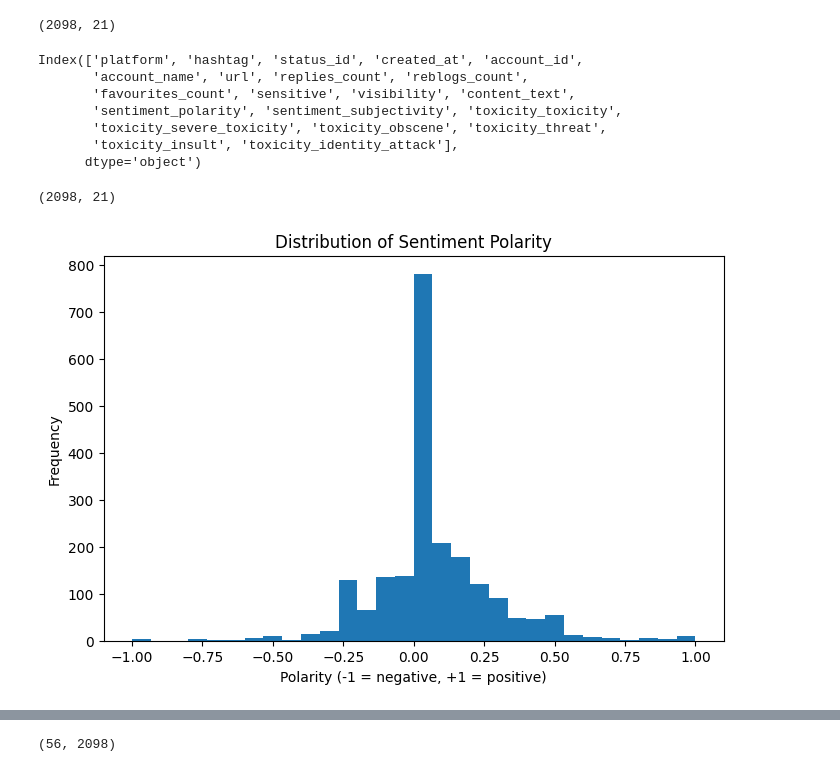
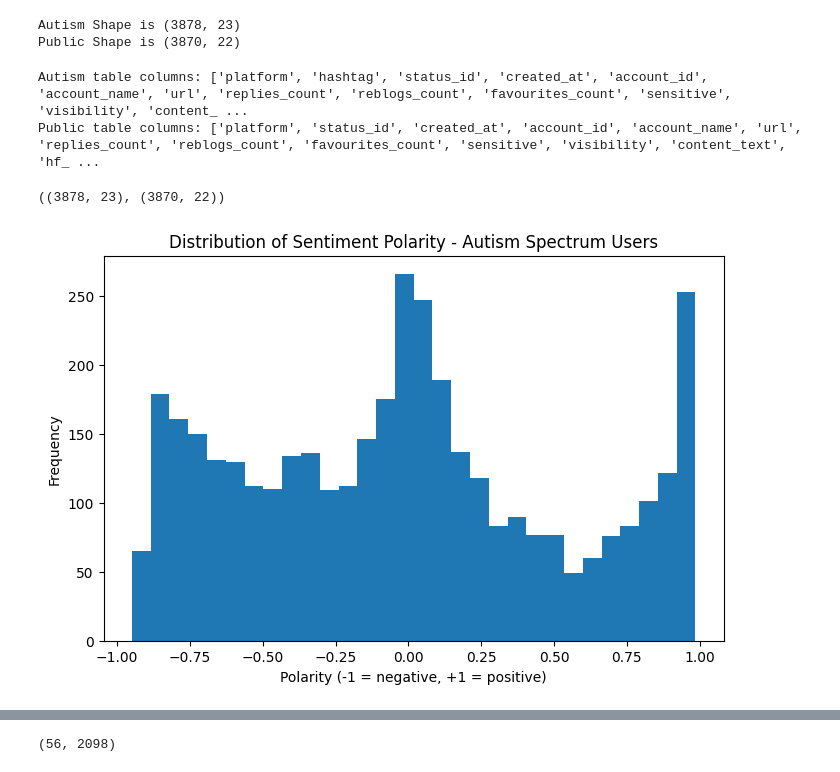
Before and after one commit to HannahSMMcCormick/ResearchAssessment3, a Jupyter notebook: Notebooks/Results.ipynb, the cells around one changed output, grey strips where cells are left out. Saved outputs shown, nothing was run; the diff lists cells and outputs as text; code cells hidden in the pictures.

```diff
--- a/Notebooks/Results.ipynb
+++ b/Notebooks/Results.ipynb
@@ -9,7 +9,7 @@ from config import Results_OUTPUT_PATH
 pd.set_option("display.max_colwidth", None)
 pd.set_option("display.max_rows", None)
 # %%
-df = pd.read_csv(Results_OUTPUT_PATH)
-df.head()
+df_Autism = pd.read_csv(Results_OUTPUT_AUTISM_PATH)
+df_Autism.head()
 # %% [output]
 |  | platform | hashtag | status_id | created_at | account_id | account_name | url | replies_count | ... |
@@ -22,30 +33,29 @@ df.head()
 # %%
-df.shape
+print(f"Autism Shape is {df_Autism.shape}")
+print(f"Public Shape is {df_Public.shape}")
 # %% [output]
-(2098, 21)
+Autism Shape is (3878, 23)
+Public Shape is (3870, 22)
 # %%
-
-df.columns
+print(f"Autism table columns: {df_Autism.columns.tolist()}")
+print(f"Public table columns: {df_Public.columns.tolist()}")
 # %% [output]
-Index(['platform', 'hashtag', 'status_id', 'created_at', 'account_id',
-       'account_name', 'url', 'replies_count', 'reblogs_count',
-       'favourites_count', 'sensitive', 'visibility', 'content_text',
-       'sentiment_polarity', 'sentiment_subjectivity', 'toxicity_toxicity',
-       'toxicity_severe_toxicity', 'toxicity_obscene', 'toxicity_threat',
-       'toxicity_insult', 'toxicity_identity_attack'],
-      dtype='object')
+Autism table columns: ['platform', 'hashtag', 'status_id', 'created_at', 'account_id', 'account_name', 'url', 'replies_count', 'reblogs_count', 'favourites_count', 'sensitive', 'visibility', 'content_ ...
+Public table columns: ['platform', 'status_id', 'created_at', 'account_id', 'account_name', 'url', 'replies_count', 'reblogs_count', 'favourites_count', 'sensitive', 'visibility', 'content_text', 'hf_ ...
 # %%
-df = df.dropna(subset=["content_text"])
-df = df[df["content_text"].str.strip().str.len() > 0]
-df.shape
+df_Autism = df_Autism.dropna(subset=["content_text"])
+df_Public = df_Public.dropna(subset=["content_text"])
+df_Autism = df_Autism[df_Autism["content_text"].str.strip().str.len() > 0]
+df_Public = df_Public[df_Public["content_text"].str.strip().str.len() > 0]
+df_Autism.shape, df_Public.shape
 # %% [output]
-(2098, 21)
+((3878, 23), (3870, 22))
 # %%
 plt.figure(figsize=(8,5))
-plt.hist(df["sentiment_polarity"], bins=30)
-plt.title("Distribution of Sentiment Polarity")
+plt.hist(df_Autism["hf_sentiment_polarity"], bins=30)
+plt.title("Distribution of Sentiment Polarity - Autism Spectrum Users")
 plt.xlabel("Polarity (-1 = negative, +1 = positive)")
 plt.ylabel("Frequency")
 plt.show()
 # %% [output]
-[figure, old version]
+[figure, new version]
```
Also changed, not shown: parts of 13 cells of this notebook, 12 other files.
